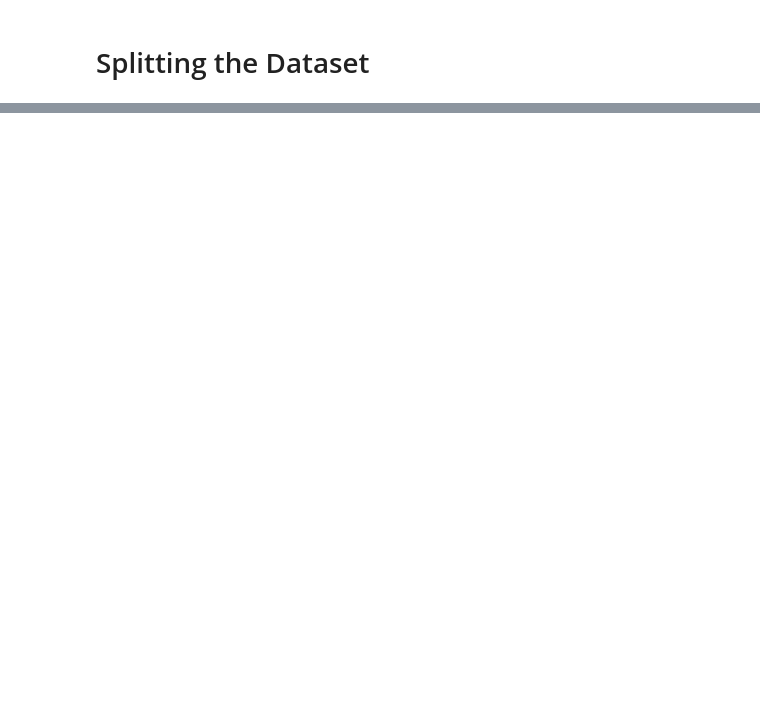
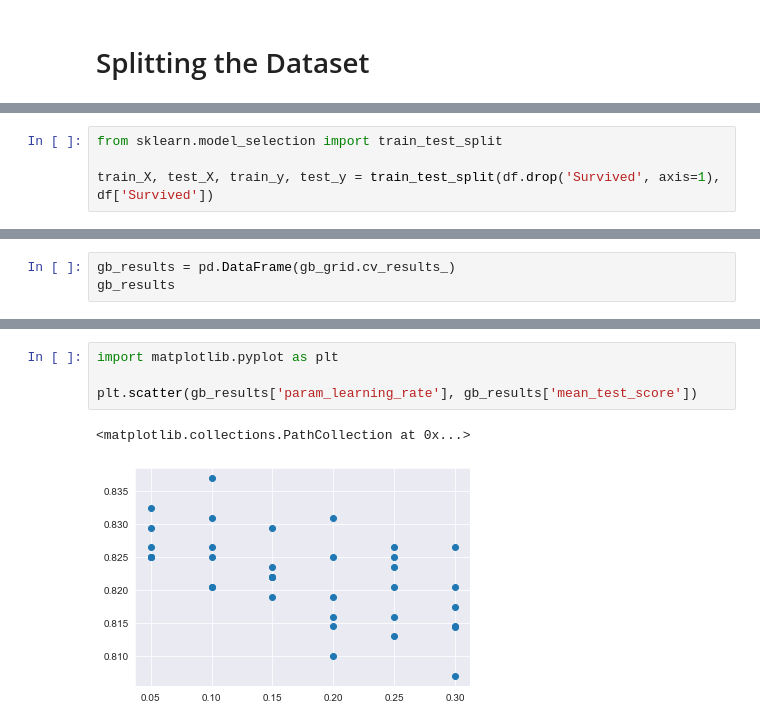
Before and after one commit to Markuski2023/MLGit, a Jupyter notebook: classification.ipynb, the cells around one changed output, grey strips where cells are left out. Saved outputs shown, nothing was run; the diff lists cells and outputs as text; blank space fills up the shorter version.

```diff
--- a/classification.ipynb
+++ b/classification.ipynb
@@ -496,0 +512,4 @@ test = val_test.drop(val.index)
+# %%
+from sklearn.model_selection import train_test_split
+
+train_X, test_X, train_y, test_y = train_test_split(df.drop('Survived', axis=1), df['Survived'])
@@ -496,0 +541,3 @@ test = val_test.drop(val.index)
+# %%
+gb_results = pd.DataFrame(gb_grid.cv_results_)
+gb_results
@@ -496,0 +562,7 @@ test = val_test.drop(val.index)
+# %%
+import matplotlib.pyplot as plt
+
+plt.scatter(gb_results['param_learning_rate'], gb_results['mean_test_score'])
+# %% [output]
+<matplotlib.collections.PathCollection at 0x...>
+[figure, added]
```
Also changed, not shown: parts of 11 cells of this notebook.
